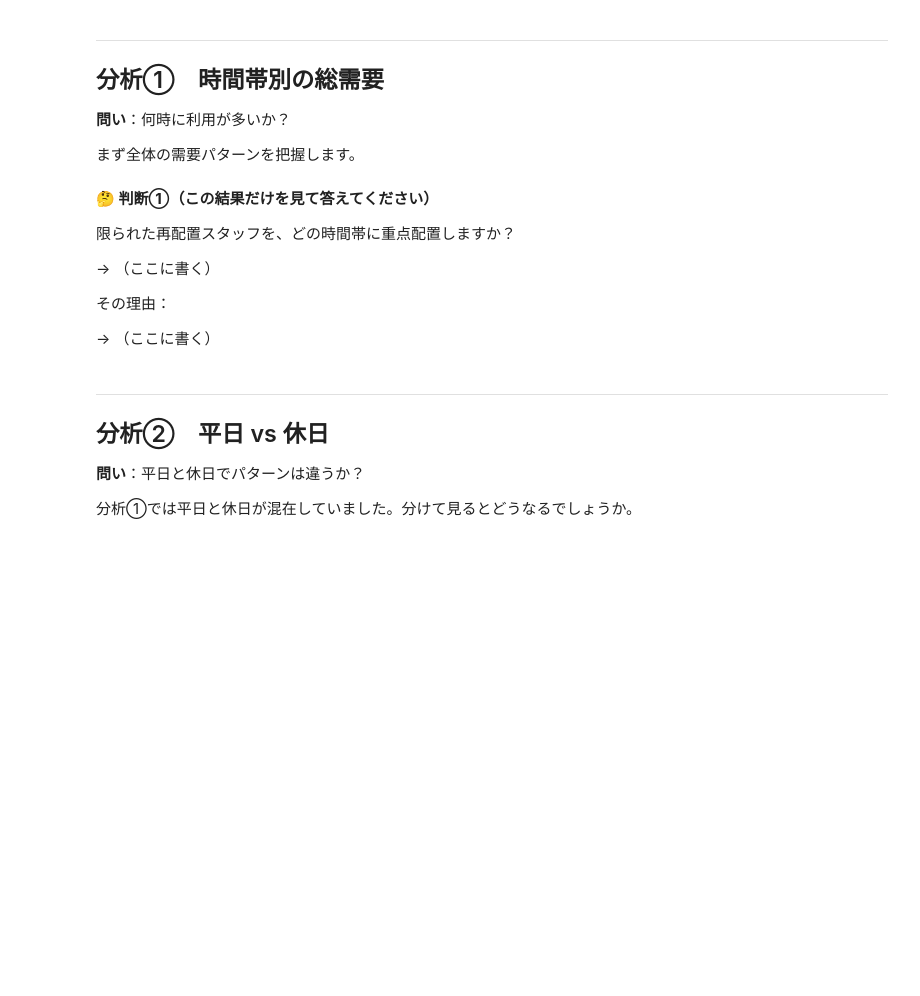
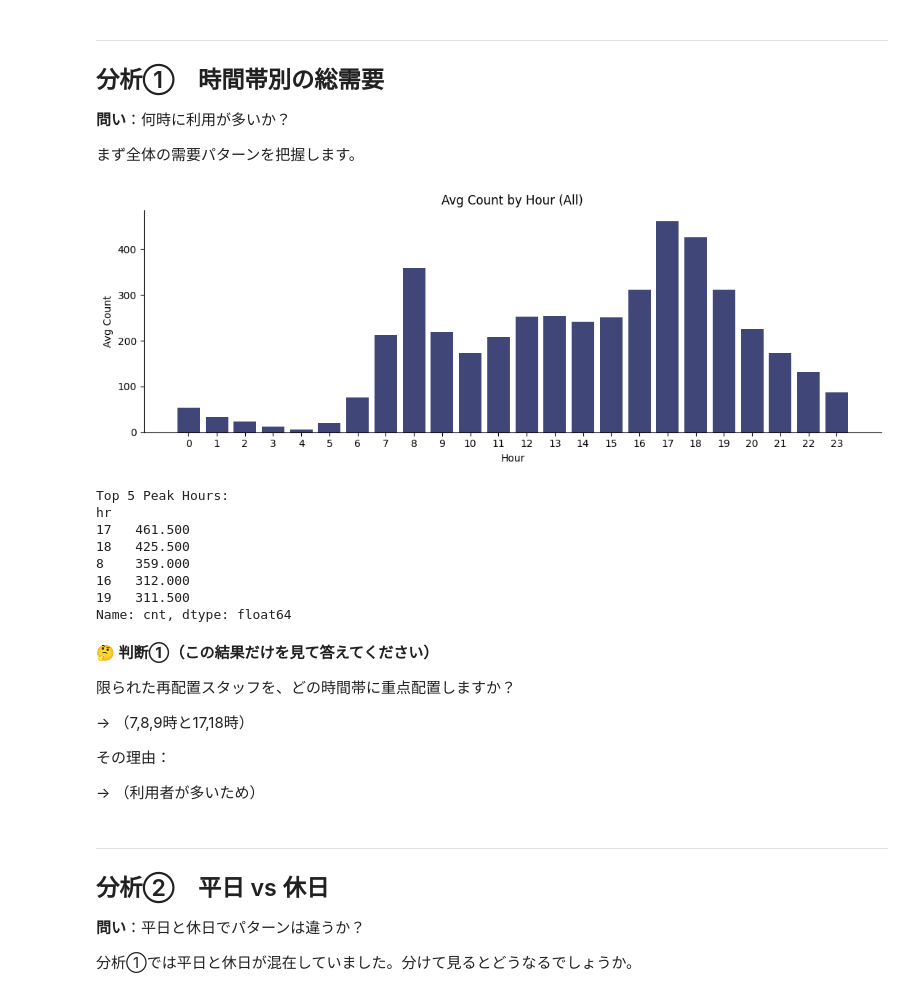
Before and after one commit to yukih1219/lecture-data-science, a Jupyter notebook: lecture01/lecture1_notebook_v3.ipynb, the cells around one changed output. Cells and saved outputs as stored; diff of their text form; code cells hidden in the pictures; blank space fills up the shorter version.

```diff
--- a/lecture01/lecture1_notebook_v3.ipynb
+++ b/lecture01/lecture1_notebook_v3.ipynb
@@ -134,32 +177,42 @@ df[['casual', 'registered', 'cnt', 'temp', 'hum']].____
 # %%
 # 時間帯別の平均利用数を集計する
 # TODO: 'hr'でグループ化し、'cnt'の平均を計算してください
 
-hourly_avg = df.groupby(____)[____].____
+hourly_avg = df.groupby("hr")["cnt"].mean()
 
 # 棒グラフで可視化する（変更不要）
 fig, ax = plt.subplots()
 ax.bar(hourly_avg.index, hourly_avg.values, color='#1E2761', alpha=0.85)
 ax.set_xlabel('Hour')
 ax.set_ylabel('Avg Count')
 ax.set_title('Avg Count by Hour (All)')
 ax.set_xticks(range(0, 24, 1))
 plt.tight_layout()
 plt.show()
 
 # ピーク時間帯を確認する
 print('Top 5 Peak Hours:')
 print(hourly_avg.sort_values(ascending=False).head().round(1))
+# %% [output]
+[figure, added]
+Top 5 Peak Hours:
+hr
+17   461.500
+18   425.500
+8    359.000
+16   312.000
+19   311.500
+Name: cnt, dtype: float64
 # %% [markdown]
 **🤔 判断①（この結果だけを見て答えてください）**
 
 限られた再配置スタッフを、どの時間帯に重点配置しますか？
 
-→ （ここに書く）
+→ （7,8,9時と17,18時）
 
 その理由：
 
-→ （ここに書く）
+→ （利用者が多いため）
 # %% [markdown]
 ---
 ## 分析②　平日 vs 休日
```
Also changed, not shown: parts of 7 cells of this notebook.
